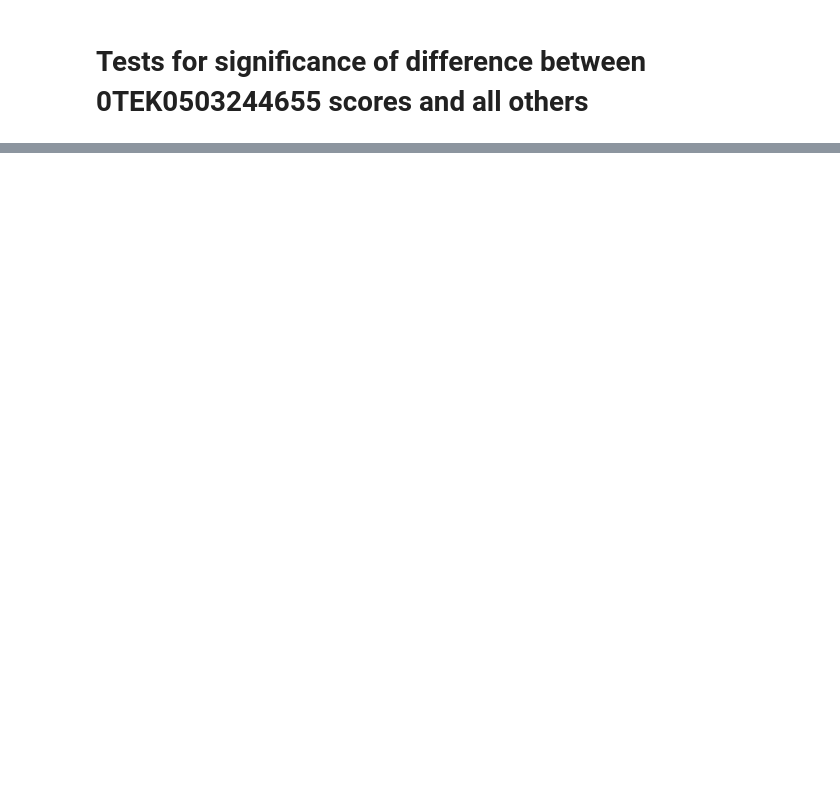
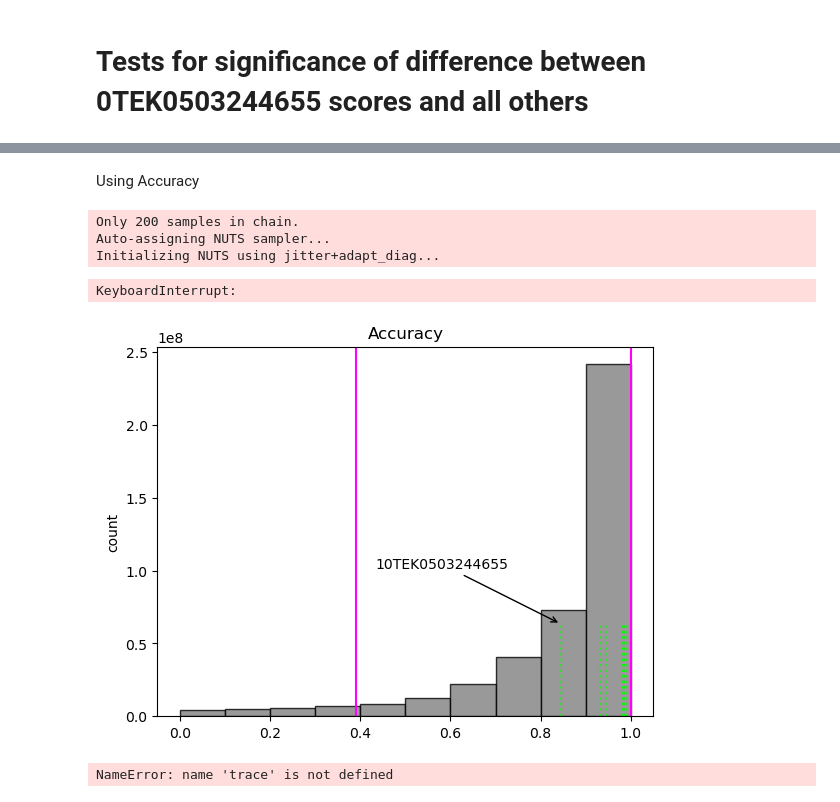
Before and after one commit to kulpojke/tree-mortality, a Jupyter notebook: src/test_geographic_outlier.ipynb, the cells around one changed output, grey strips where cells are left out. Drawn from its saved outputs; the diff is of its cells as text; code cells hidden in the pictures; blank space fills up the shorter version.

```diff
--- a/src/test_geographic_outlier.ipynb
+++ b/src/test_geographic_outlier.ipynb
@@ -410,0 +39,7 @@ print(
+# %%
+obs_path = Path.cwd() / 'obs.csv'
+
+obs = pd.read_csv(obs_path)
+obs = obs [['roc', 'acc', 'loss']]
+obs.columns = cols
+obs.head()
@@ -410,0 +53,2 @@ print(
+# %% [markdown]
+Using Accuracy
@@ -410,0 +99,56 @@ print(
+# %%
+score = 'Accuracy'
+
+# get predictive distributions
+prior_predictive, posterior_predictive, trace = post_likelihoods(obs, score)
+#draw samples
+draws = posterior_predictive['posterior_predictive'].observed.to_numpy().flatten()
+
+# get 95% credible interval
+hdi95 = az.hdi(draws, 0.95)
+lower = hdi95[0]
+upper = hdi95[1]
+# %% [output]
+Only 200 samples in chain.
+Auto-assigning NUTS sampler...
+Initializing NUTS using jitter+adapt_diag...
+KeyboardInterrupt:
+# %%
+fig, ax = plt.subplots(1, 1)
+ax.hist(
+    draws,
+    edgecolor='k',
+    facecolor='grey',
+    alpha=0.8);
+
+for i, row in df.iterrows():
+    ax.axvline(
+        row.Accuracy,
+        c='lime',
+        alpha=0.7,
+        ymax = 0.25,
+        linestyle = ":");
+
+x = df[df.tile == '10TEK0503244655'].Accuracy.values[0]
+
+ax.annotate('10TEK0503244655',
+            xy=(x, 0.25),
+            xycoords=('data', 'axes fraction'),
+            xytext=(0.44, 0.4),
+            textcoords='axes fraction',
+            arrowprops=dict(arrowstyle="->",)
+            );
+
+ax.set_title('Accuracy');
+ax.grid(visible=False)
+ax.set_ylabel('count');
+ax.axvline(x=lower, c='magenta');
+ax.axvline(x=upper, c='magenta');
+
+plt.savefig(img_dir / 'accuracy_hdi.png')
+# %% [output]
+[figure, added]
+# %%
+az.plot_trace(trace.posterior)
+# %% [output]
+NameError: name 'trace' is not defined
```
Also changed, not shown: parts of 34 cells of this notebook, 2 other files.
